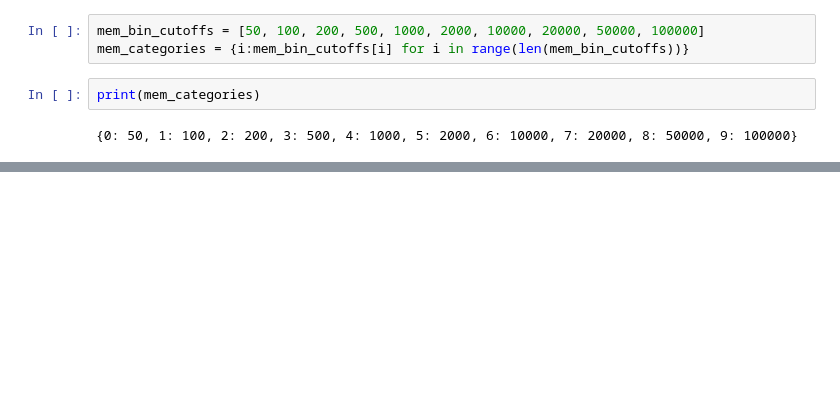
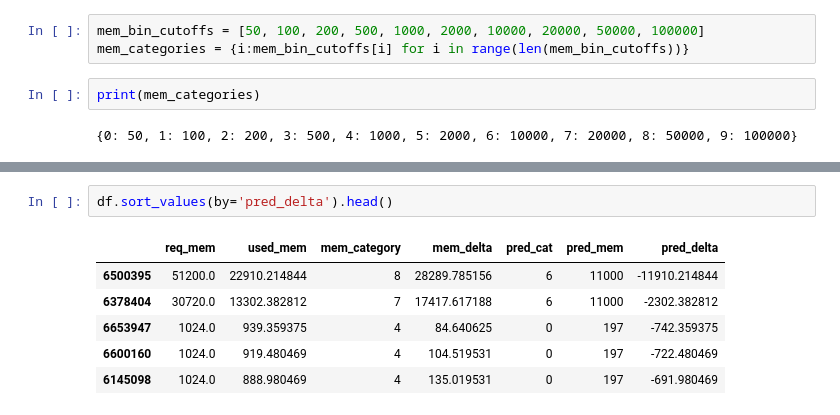
Before and after one commit to NCAR/rda-ML-resource, a Jupyter notebook: test-model.ipynb, the cells around one changed output, grey strips where cells are left out. Cells and saved outputs as stored; diff of their text form; blank space fills up the shorter version.

```diff
--- a/test-model.ipynb
+++ b/test-model.ipynb
@@ -160,0 +339,9 @@ Sample of jobs using more than predicted:
+# %%
+df.sort_values(by='pred_delta').head()
+# %% [output]
+|  | req_mem | used_mem | mem_category | mem_delta | pred_cat | pred_mem | pred_delta |
+| 6500395 | 51200.0 | 22910.214844 | 8 | 28289.785156 | 6 | 11000 | -11910.214844 |
+| 6378404 | 30720.0 | 13302.382812 | 7 | 17417.617188 | 6 | 11000 | -2302.382812 |
+| 6653947 | 1024.0 | 939.359375 | 4 | 84.640625 | 0 | 197 | -742.359375 |
+| 6600160 | 1024.0 | 919.480469 | 4 | 104.519531 | 0 | 197 | -722.480469 |
+| 6145098 | 1024.0 | 888.980469 | 4 | 135.019531 | 0 | 197 | -691.980469 |
```
Also changed, not shown: parts of 38 cells of this notebook.
